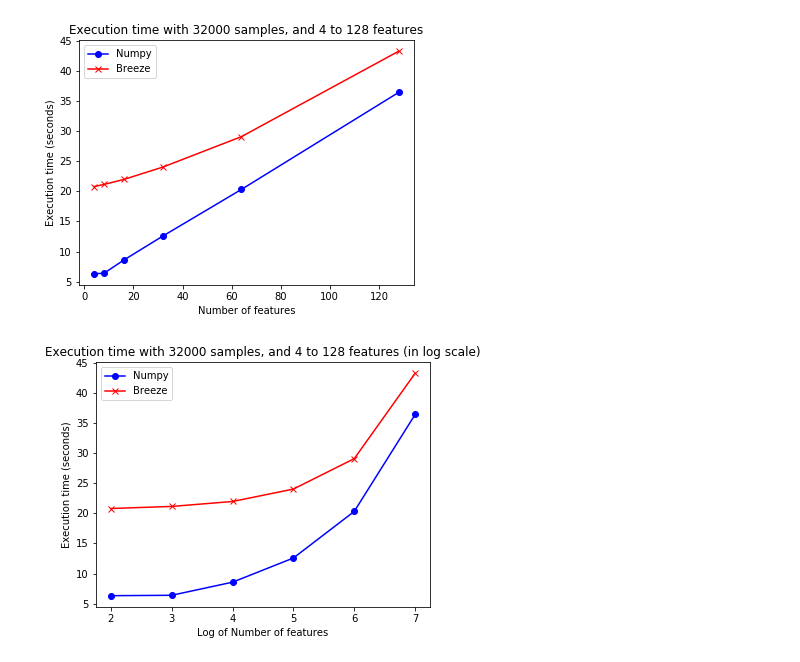
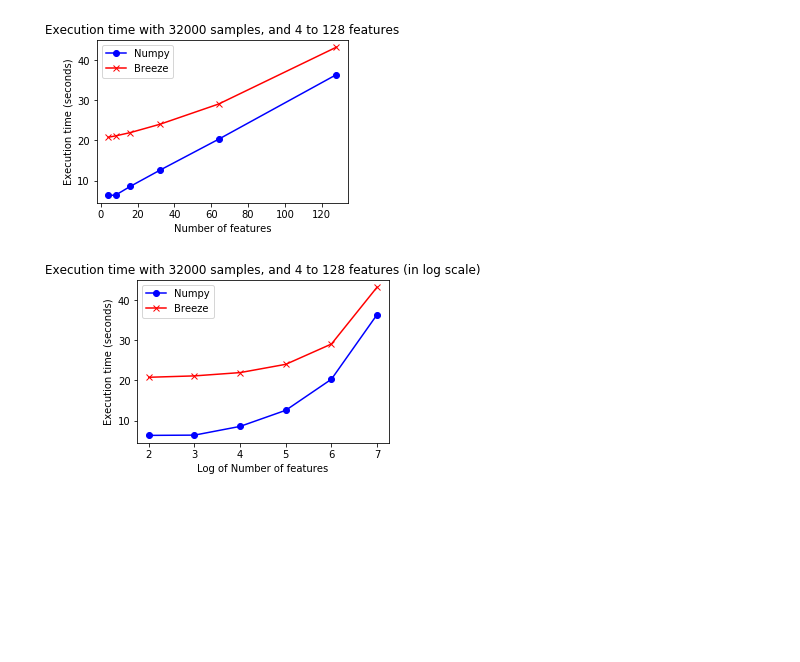
Before and after one commit to trungnguyencs/Architecture_Benchmark, a Jupyter notebook: PCA-Numpy-Breeze/results/plot.ipynb, the cells around one changed output. Cells and saved outputs as stored; diff of their text form; code cells hidden in the pictures; blank space fills up the shorter version.

Commit message:
add plotted figures

```diff
--- a/PCA-Numpy-Breeze/results/plot.ipynb
+++ b/PCA-Numpy-Breeze/results/plot.ipynb
@@ -5,28 +5,28 @@ import numpy as np
 # %%
 x = np.array([4, 8, 16, 32, 64, 128])
 dim_py = np.array([6.333825354, 6.398121999, 8.572502396, 12.582088585, 20.314978511, 36.398928026])
 dim_scala = np.array([20.798034210, 21.143162595, 21.962111205, 24.024125482, 29.074358590, 43.234753866])
 
-plt.figure(figsize=(6,4.5))
+plt.figure(figsize=(4.5,3))
 plt.plot(x, dim_py, marker='o', color='blue', label="Numpy")
 plt.plot(x, dim_scala, marker='x', color='red', label="Breeze")
 plt.xlabel('Number of features')
 plt.ylabel('Execution time (seconds)')
 plt.title('Execution time with 32000 samples, and 4 to 128 features')
 plt.legend()
 plt.show()
 
-plt.figure(figsize=(6,4.5))
+plt.figure(figsize=(4.5,3))
 plt.plot(np.log2(x), dim_py, marker='o', color='blue', label="Numpy")
 plt.plot(np.log2(x), dim_scala, marker='x', color='red', label="Breeze")
 plt.xlabel('Log of Number of features')
 plt.ylabel('Execution time (seconds)')
 plt.title('Execution time with 32000 samples, and 4 to 128 features (in log scale)')
 plt.legend()
 plt.show()
 # %% [output]
-[figure, old version]
+[figure, new version]
-[figure, old version]
+[figure, new version]
 # %%
 x = [1000, 2000, 4000, 8000, 16000, 32000]
 sample_py = [0.917522254, 1.186010636, 1.721292353, 3.235534791, 11.309076611, 36.398928026]
```
Also changed, not shown: parts of 2 cells of this notebook, 12 other files.
